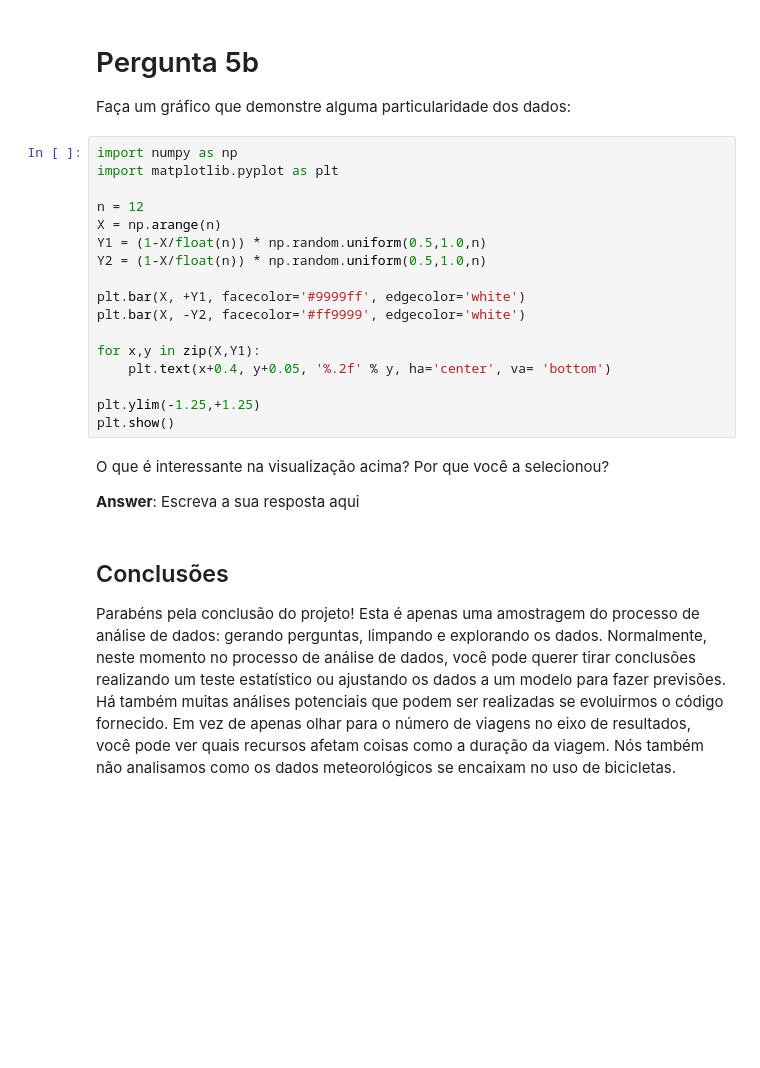
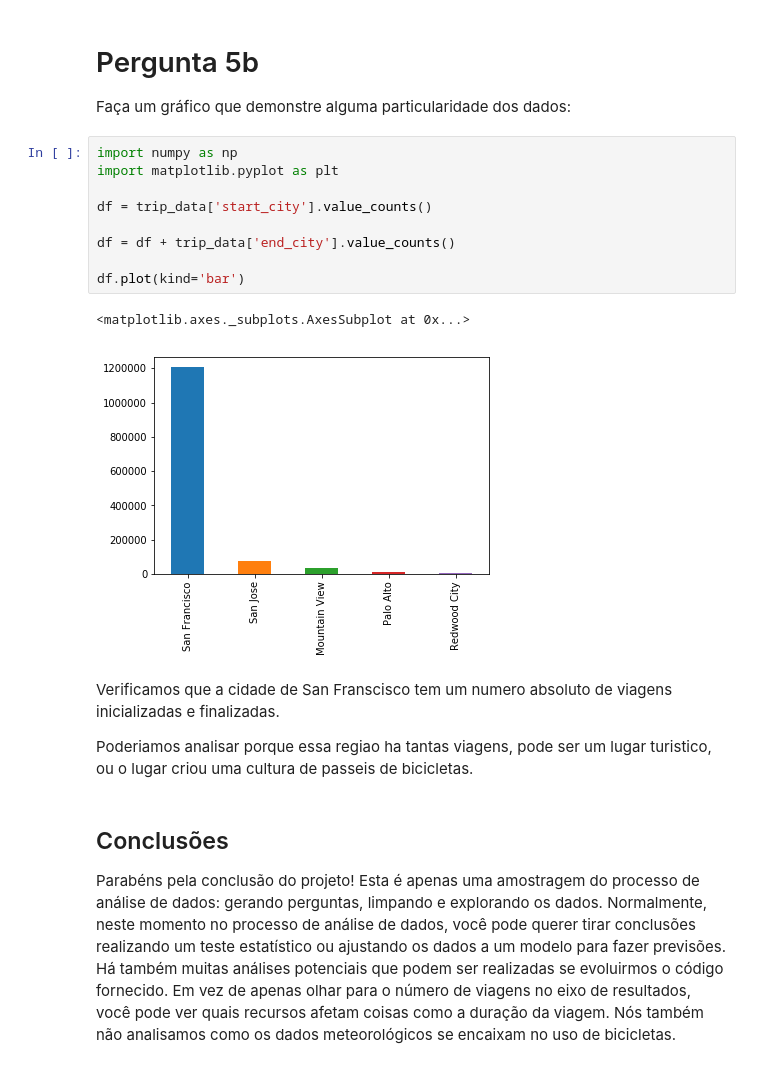
Before and after one commit to marcossangomes/Udacity, a Jupyter notebook: Analise_Bay_Area_Bike_Share-NDFDSI.ipynb, the cells around one changed output. Cells and saved outputs as stored; diff of their text form; blank space fills up the shorter version.

```diff
--- a/Analise_Bay_Area_Bike_Share-NDFDSI.ipynb
+++ b/Analise_Bay_Area_Bike_Share-NDFDSI.ipynb
@@ -478,27 +476,22 @@ O que é interessante na visualização acima? Por que você a selecionou?
 # %% [markdown]
 # Pergunta 5b
 Faça um gráfico que demonstre alguma particularidade dos dados:
-# %%
-import numpy as np
-import matplotlib.pyplot as plt
-
-n = 12
-X = np.arange(n)
-Y1 = (1-X/float(n)) * np.random.uniform(0.5,1.0,n)
-Y2 = (1-X/float(n)) * np.random.uniform(0.5,1.0,n)
-
-plt.bar(X, +Y1, facecolor='#9999ff', edgecolor='white')
-plt.bar(X, -Y2, facecolor='#ff9999', edgecolor='white')
-
-for x,y in zip(X,Y1):
-    plt.text(x+0.4, y+0.05, '%.2f' % y, ha='center', va= 'bottom')
-
-plt.ylim(-1.25,+1.25)
-plt.show()
-# %% [markdown]
-O que é interessante na visualização acima? Por que você a selecionou?
-
-**Answer**: Escreva a sua resposta aqui
+# %%
+import numpy as np
+import matplotlib.pyplot as plt
+
+df = trip_data['start_city'].value_counts()
+
+df = df + trip_data['end_city'].value_counts()
+
+df.plot(kind='bar')
+# %% [output]
+<matplotlib.axes._subplots.AxesSubplot at 0x...>
+[figure, added]
+# %% [markdown]
+Verificamos que a cidade de San Franscisco tem um numero absoluto de viagens inicializadas e finalizadas.
+
+Poderiamos analisar porque essa regiao ha tantas viagens, pode ser um lugar turistico, ou o lugar criou uma cultura de passeis de bicicletas.
 # %% [markdown]
 ## Conclusões
 
```
Also changed, not shown: parts of 4 cells of this notebook.
